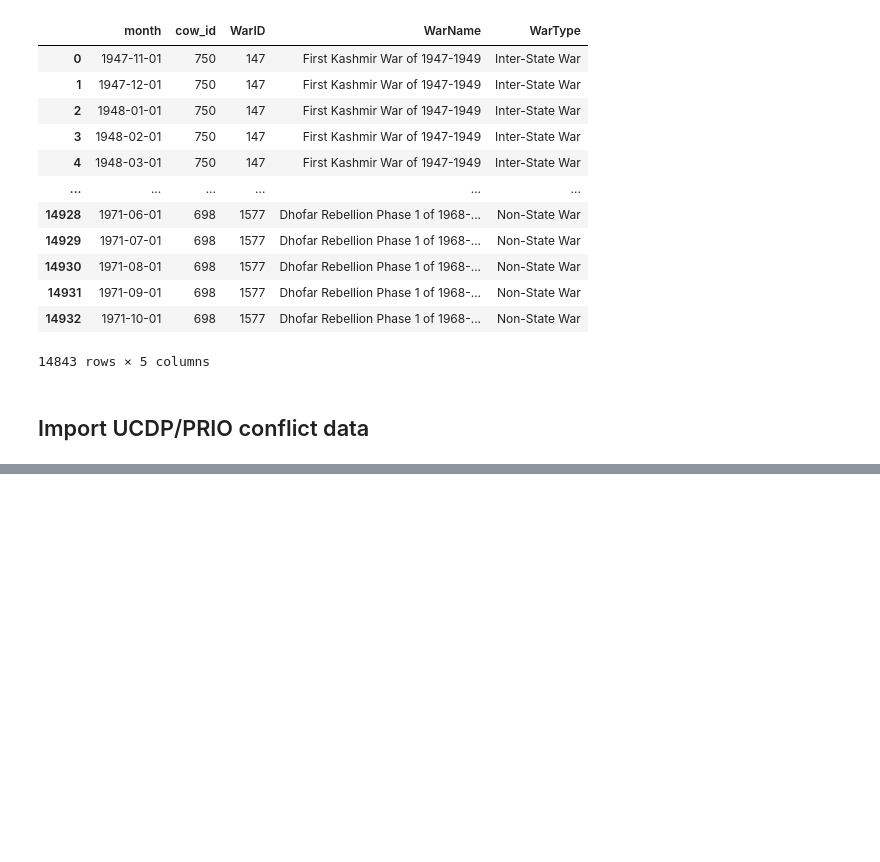
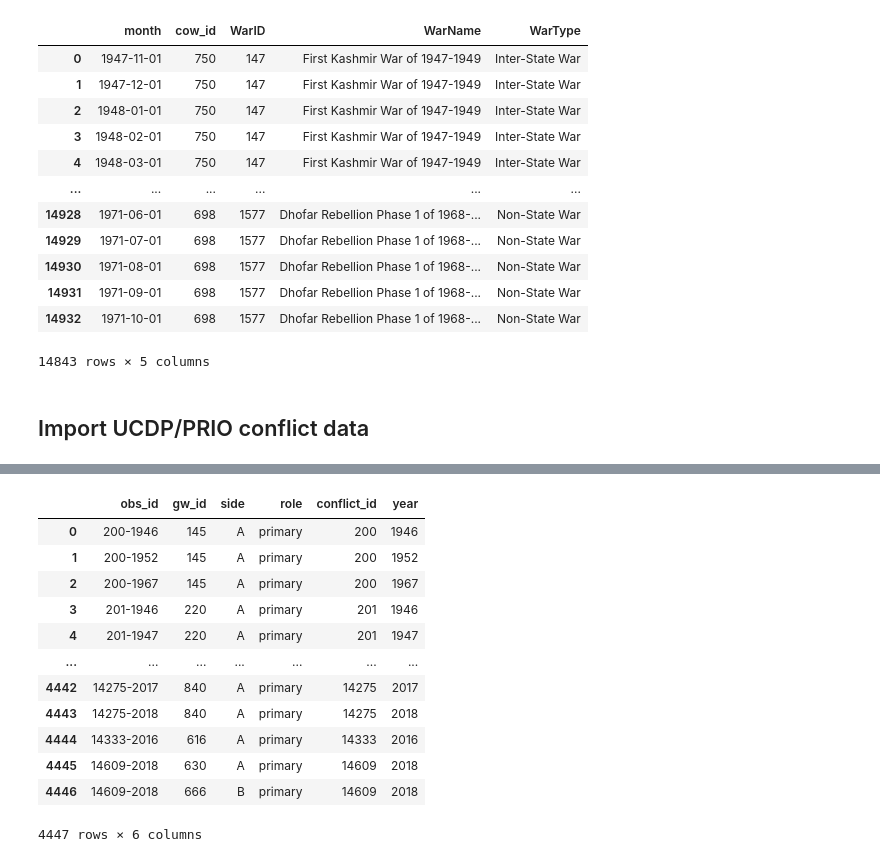
Before and after one commit to jenna-jordan/IS590DV-FinalProject, a Jupyter notebook: Map of CoW vs UCDP.ipynb, the cells around one changed output, grey strips where cells are left out. Cells and saved outputs as stored; diff of their text form; code cells hidden in the pictures; blank space fills up the shorter version.

```diff
--- a/Map of CoW vs UCDP.ipynb
+++ b/Map of CoW vs UCDP.ipynb
@@ -228 +260,17 @@ ucdp_con = pd.read_csv("./Data/UCDP-PRIO_ArmedConflict/conflicts.csv")
+# %%
+ucdp_par
+# %% [output]
+|  | obs_id | gw_id | side | role | conflict_id | year |
+| 0 | 200-1946 | 145 | A | primary | 200 | 1946 |
+| 1 | 200-1952 | 145 | A | primary | 200 | 1952 |
+| 2 | 200-1967 | 145 | A | primary | 200 | 1967 |
+| 3 | 201-1946 | 220 | A | primary | 201 | 1946 |
+| 4 | 201-1947 | 220 | A | primary | 201 | 1947 |
+| ... | ... | ... | ... | ... | ... | ... |
+| 4442 | 14275-2017 | 840 | A | primary | 14275 | 2017 |
+| 4443 | 14275-2018 | 840 | A | primary | 14275 | 2018 |
+| 4444 | 14333-2016 | 616 | A | primary | 14333 | 2016 |
+| 4445 | 14609-2018 | 630 | A | primary | 14609 | 2018 |
+| 4446 | 14609-2018 | 666 | B | primary | 14609 | 2018 |
+4447 rows × 6 columns
 # %%
```
Also changed, not shown: parts of 9 cells of this notebook, 1 other file.
